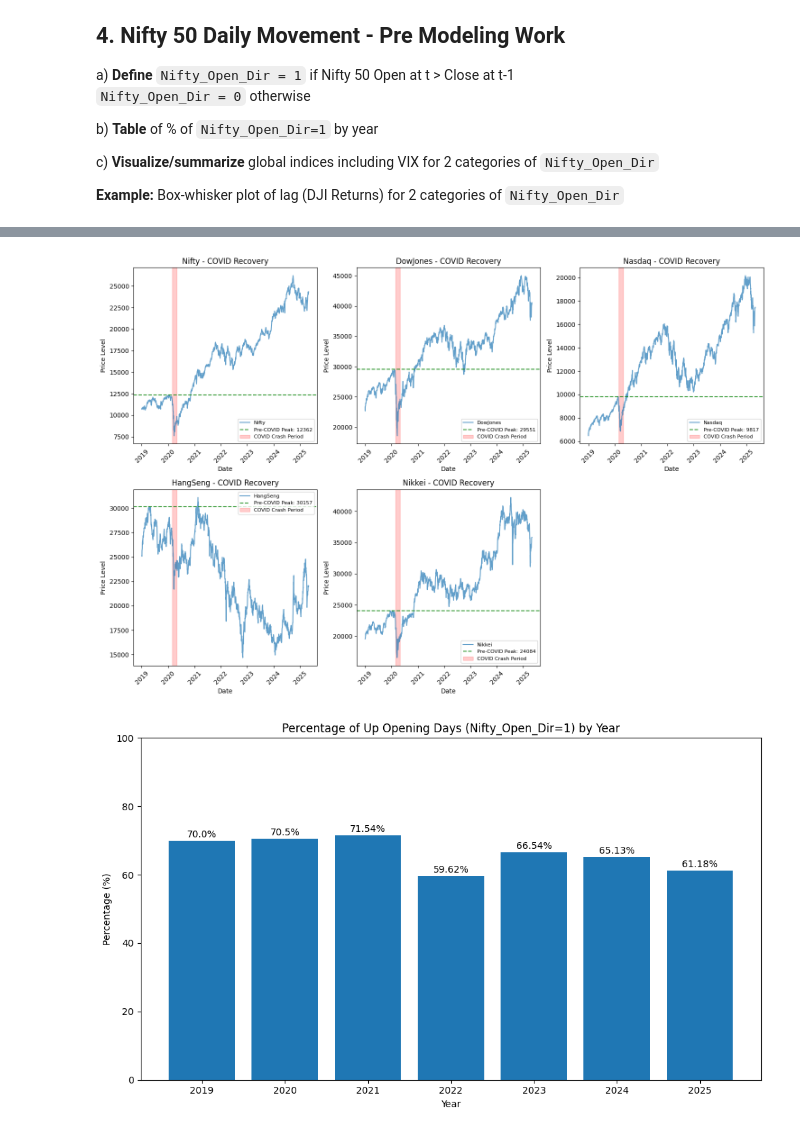
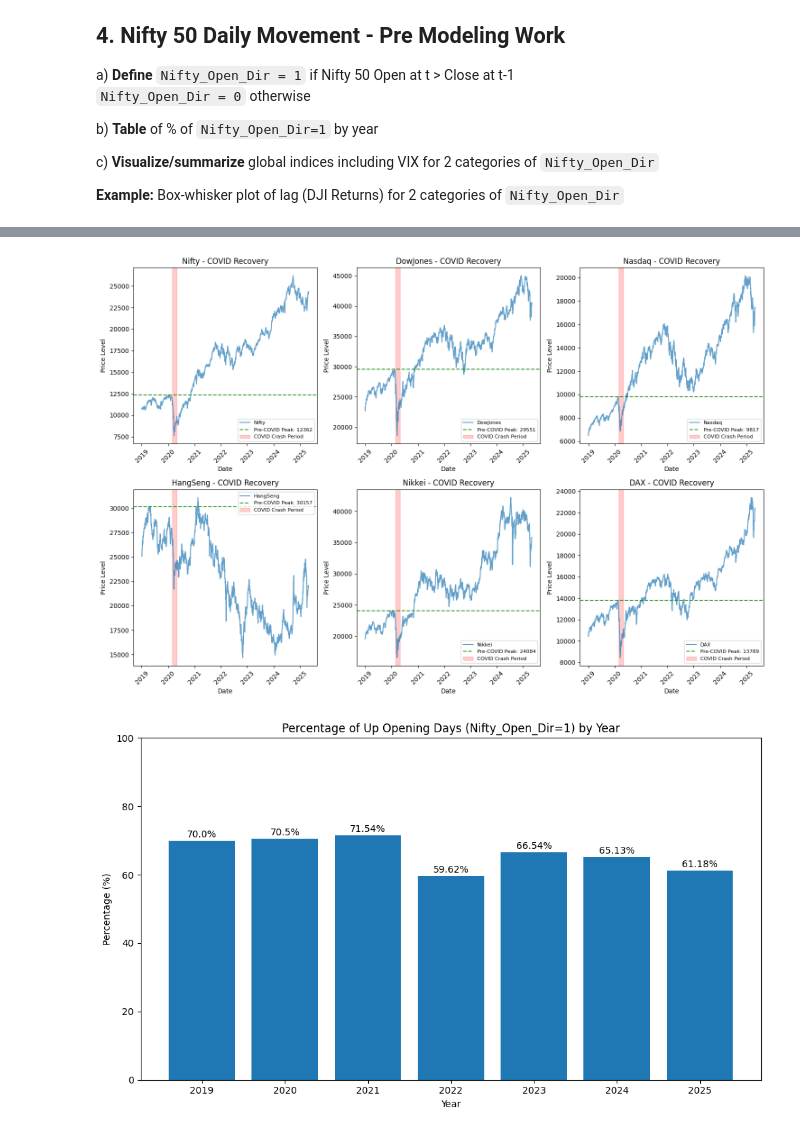
Before and after one commit to pablogrs/nifty_data, a Jupyter notebook: phase2.ipynb, the cells around one changed output, grey strips where cells are left out. Cells and saved outputs as stored; diff of their text form; code cells hidden in the pictures.

```diff
--- a/phase2.ipynb
+++ b/phase2.ipynb
@@ -187,7 +187,7 @@ pre_covid_peaks = {}
 
 # Get market price columns (Close prices)
 market_price_columns = ['Nifty_Close', 'DowJones_Close', 'Nasdaq_Close',
-                       'HangSeng_Close', 'Nikkei_Close']
+                       'HangSeng_Close', 'Nikkei_Close', 'DAX_Close']
 
 for col in market_price_columns:
     if col in df.columns:
@@ -249,34 +249,34 @@ for i, col in enumerate(market_price_columns):
         continue
 
     plt.subplot(2, 3, i+1)
     market_name = col.replace('_Close', '')
 
     # Plot the price series
     plt.plot(df['Date'], df[col], label=market_name, alpha=0.7)
 
     # Mark pre-COVID peak
     peak_level = pre_covid_peaks[col]
     plt.axhline(y=peak_level, color='green', linestyle='--', alpha=0.8,
                 label=f'Pre-COVID Peak: {peak_level:.0f}')
 
     # Mark COVID period
     covid_start_idx = df[df['Date'] >= covid_crash_start].index[0] if not df[df['Date'] >= covid_crash_start].empty else 0
     covid_end_idx = df[df['Date'] >= '2020-04-30'].index[0] if not df[df['Date'] >= '2020-04-30'].empty else len(df)
 
     plt.axvspan(df['Date'].iloc[covid_start_idx], df['Date'].iloc[covid_end_idx],
                 alpha=0.2, color='red', label='COVID Crash Period')
 
 
     plt.title(f'{market_name} - COVID Recovery')
     plt.xlabel('Date')
     plt.ylabel('Price Level')
     plt.legend(fontsize=8)
     plt.xticks(rotation=45)
 
 plt.tight_layout()
 plt.show()
 # %% [output]
-[figure, old version]
+[figure, new version]
 # %%
 # a) **Define** `Nifty_Open_Dir = 1` if Nifty 50 Open at t > Close at t-1
 #    `Nifty_Open_Dir = 0` otherwise
```
Also changed, not shown: parts of 7 cells of this notebook, 20 other files.
